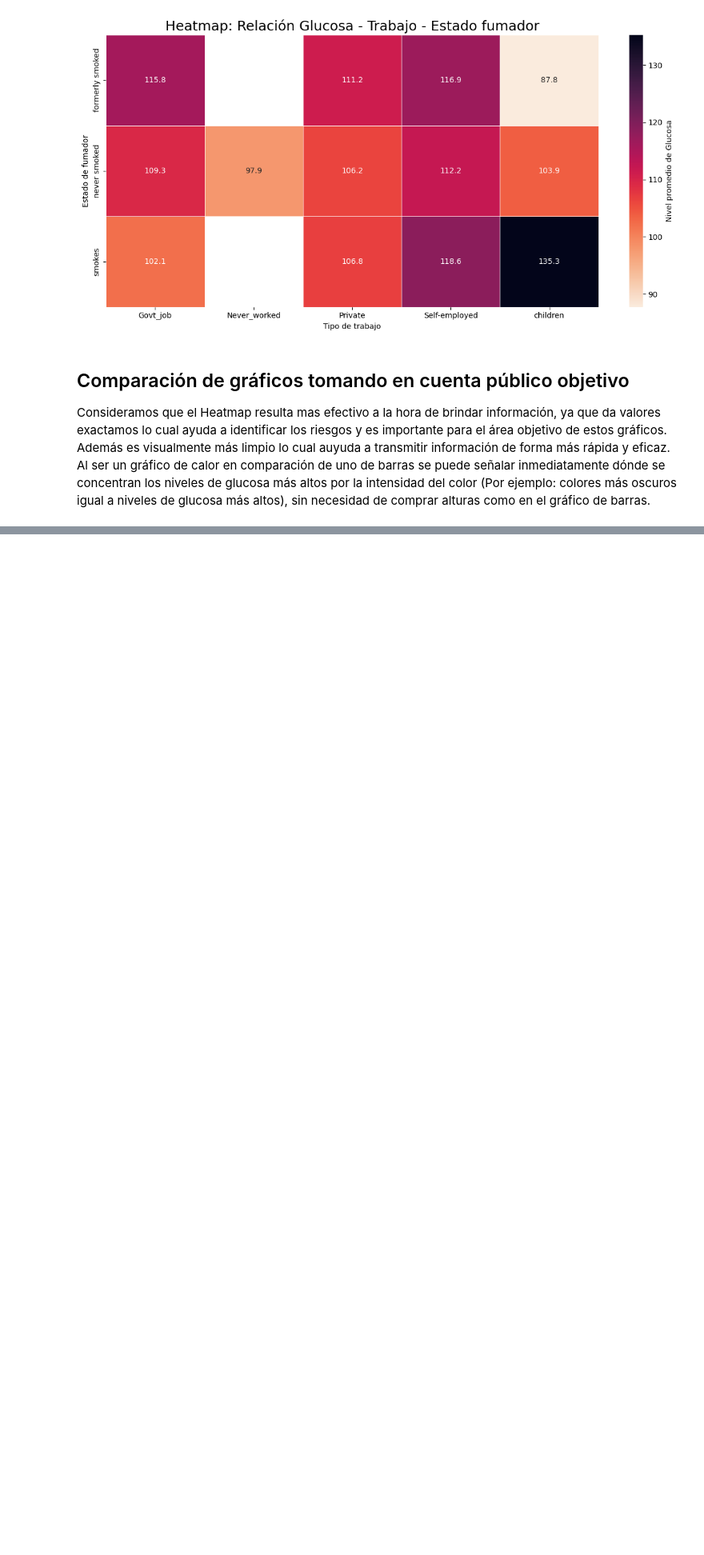
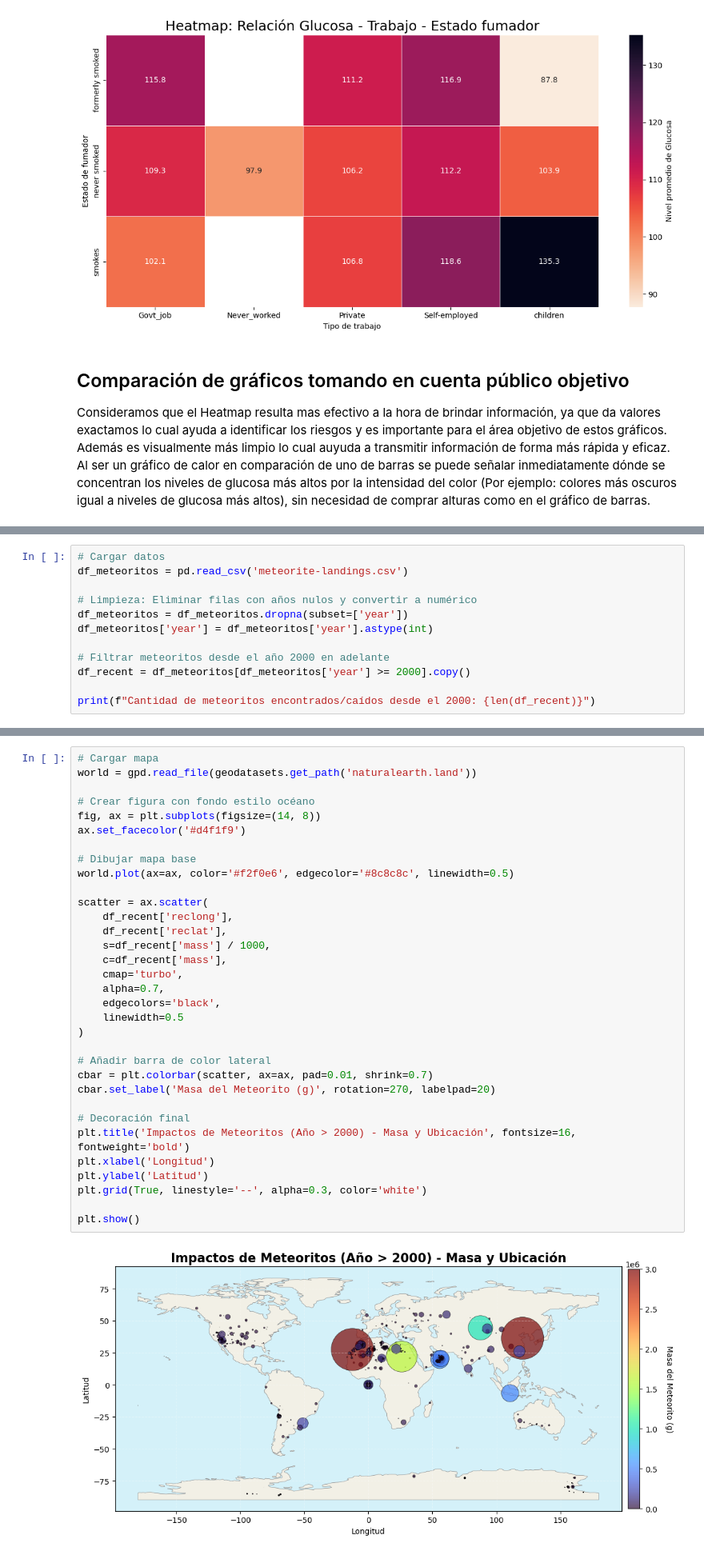
Before and after one commit to TZeik/icc321-2025-ie04, a Jupyter notebook: informe_investigacion_4.ipynb, the cells around one changed output, grey strips where cells are left out. Shown at 80% size. Cells and saved outputs as stored; diff of their text form; blank space fills up the shorter version.

```diff
--- a/informe_investigacion_4.ipynb
+++ b/informe_investigacion_4.ipynb
@@ -258,0 +337,12 @@ El objetivo es visualizar geográficamente los impactos de meteoritos recientes.
+# %%
+# Cargar datos
+df_meteoritos = pd.read_csv('meteorite-landings.csv')
+
+# Limpieza: Eliminar filas con años nulos y convertir a numérico
+df_meteoritos = df_meteoritos.dropna(subset=['year'])
+df_meteoritos['year'] = df_meteoritos['year'].astype(int)
+
+# Filtrar meteoritos desde el año 2000 en adelante
+df_recent = df_meteoritos[df_meteoritos['year'] >= 2000].copy()
+
+print(f"Cantidad de meteoritos encontrados/caídos desde el 2000: {len(df_recent)}")
@@ -258,0 +354,35 @@ El objetivo es visualizar geográficamente los impactos de meteoritos recientes.
+# %%
+# Cargar mapa
+world = gpd.read_file(geodatasets.get_path('naturalearth.land'))
+
+# Crear figura con fondo estilo océano
+fig, ax = plt.subplots(figsize=(14, 8))
+ax.set_facecolor('#d4f1f9')
+
+# Dibujar mapa base
+world.plot(ax=ax, color='#f2f0e6', edgecolor='#8c8c8c', linewidth=0.5)
+
+scatter = ax.scatter(
+    df_recent['reclong'],
+    df_recent['reclat'],
+    s=df_recent['mass'] / 1000,
+    c=df_recent['mass'],
+    cmap='turbo',
+    alpha=0.7,
+    edgecolors='black',
+    linewidth=0.5
+)
+
+# Añadir barra de color lateral
+cbar = plt.colorbar(scatter, ax=ax, pad=0.01, shrink=0.7)
+cbar.set_label('Masa del Meteorito (g)', rotation=270, labelpad=20)
+
+# Decoración final
+plt.title('Impactos de Meteoritos (Año > 2000) - Masa y Ubicación', fontsize=16, fontweight='bold')
+plt.xlabel('Longitud')
+plt.ylabel('Latitud')
+plt.grid(True, linestyle='--', alpha=0.3, color='white')
+
+plt.show()
+# %% [output]
+[figure, added]
```
Also changed, not shown: parts of 15 cells of this notebook, 4 other files.
